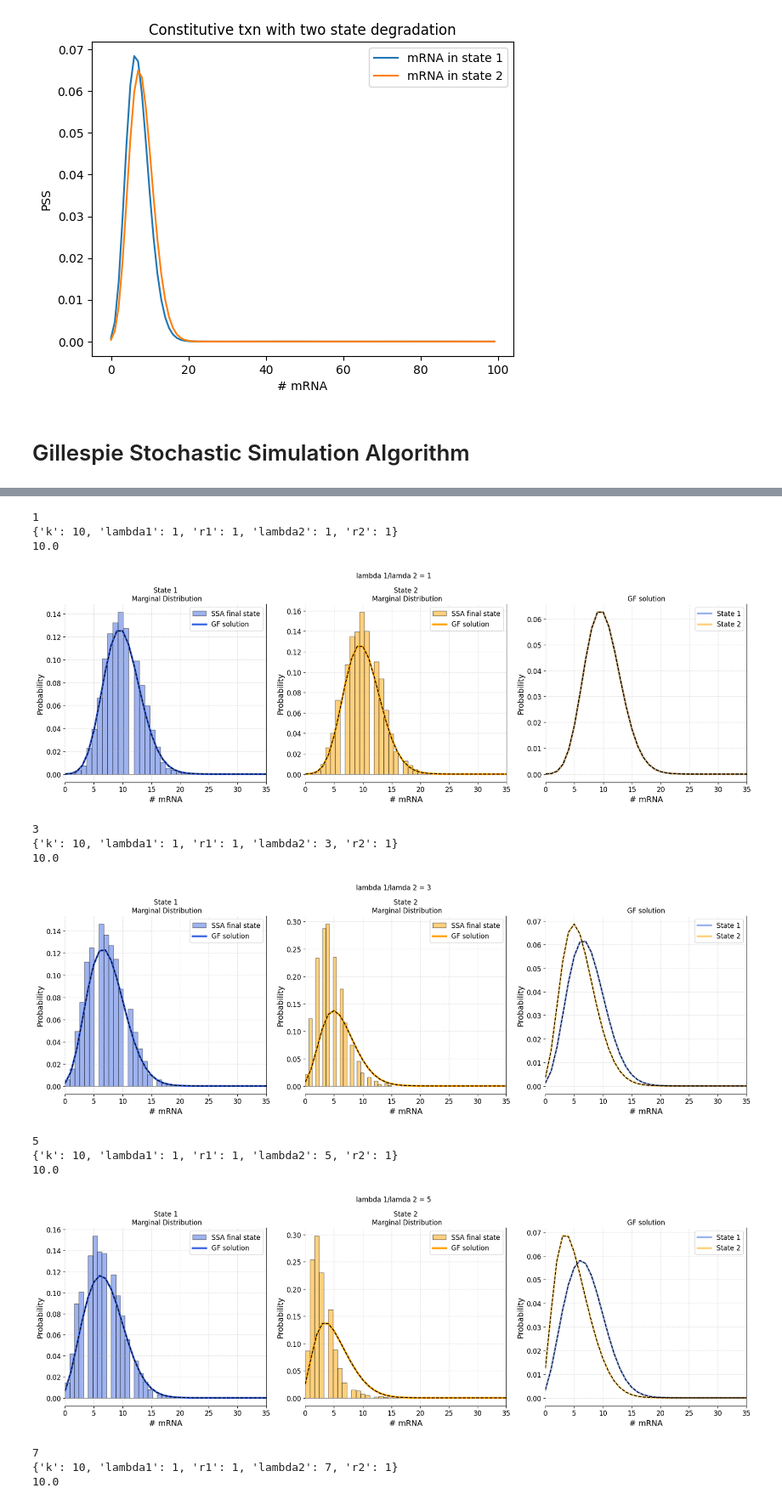
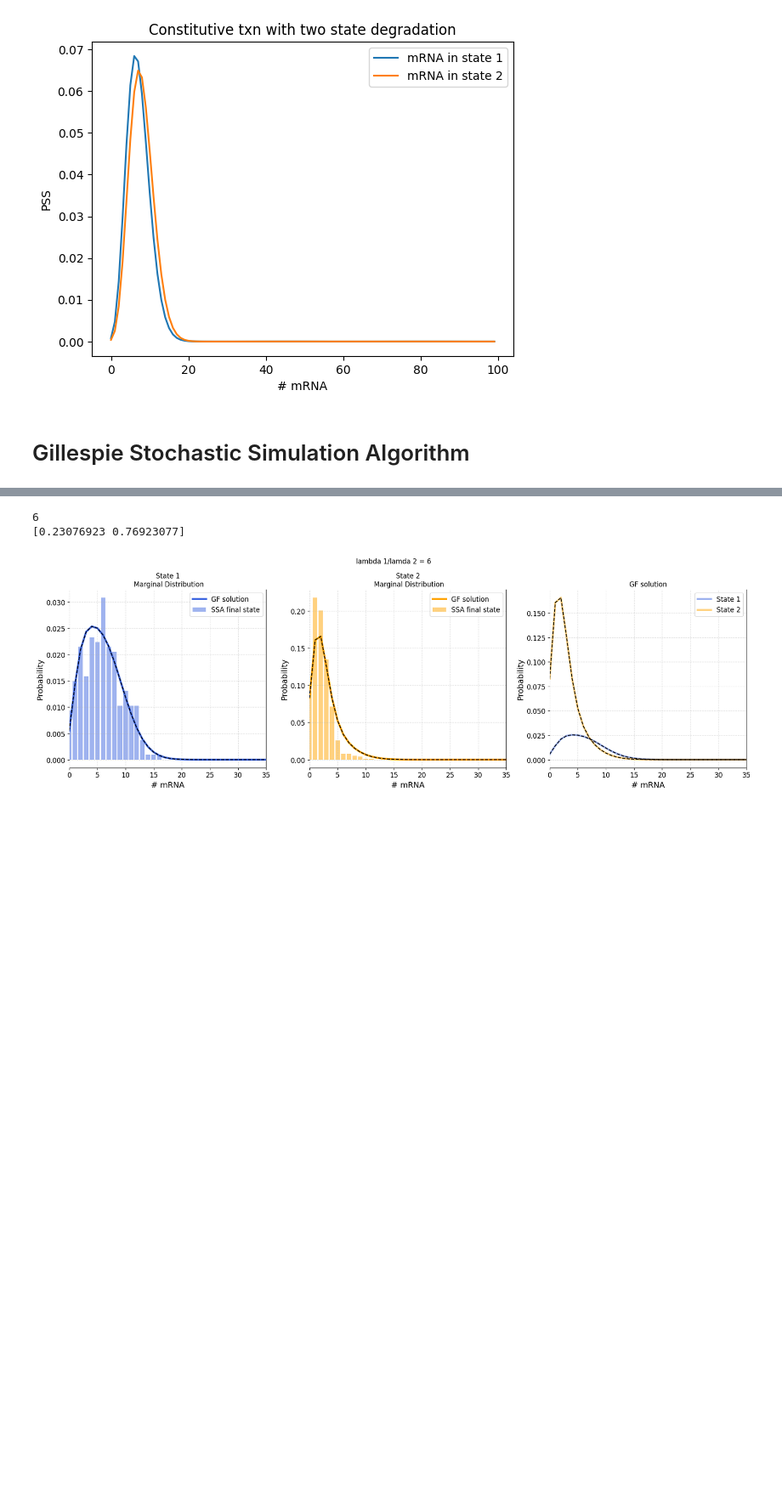
Before and after one commit to mtcarilli/bursty-deg-cme, a Jupyter notebook: deg_cme_sandbox.ipynb, the cells around one changed output, grey strips where cells are left out. Shown at 85% size. Cells and saved outputs as stored; diff of their text form; code cells hidden in the pictures; blank space fills up the shorter version.

```diff
--- a/deg_cme_sandbox.ipynb
+++ b/deg_cme_sandbox.ipynb
@@ -55,7 +55,7 @@ def get_H0(r1,r2):
   H = np.array([[-r2,r2],[r1,-r1]])   # state switching matrix
   Hfin = scipy.linalg.null_space(H.T)  # set initial condition using null space of transition matrix
   Hfin /= Hfin.sum()
-  return(initcond)
+  return(Hfin.squeeze())
 # initcond = np.array([.5,.5],dtype=np.complex128)
 # %%
 def getPSS(T,lim,args):
@@ -143,6 +143,8 @@ def updateState(X,propensities,updateRules):
     tot = tot + propensities[sent]
     sent = sent + 1
   j = sent-1
+
+  j = np.random.choice(np.arange(len(propensities)),p=propensities)
 
   X = X + updateRules[j]
   return X
@@ -231,6 +249,6 @@ def plot_hist(H1,H2,PSS1,PSS2,xlim,bins,suptitle=''):
   plt.tight_layout()
   plt.show()
 # %%
-PSS1 = PSS[:,0]
-PSS2 = PSS[:,1]
-plot_hist(H1,H2,PSS1,PSS2,xlim=35,bins=18,suptitle='')
+# PSS1 = PSS[:,0]
+# PSS2 = PSS[:,1]
+# plot_hist(H1,H2,PSS1,PSS2,xlim=35,bins=18,suptitle='')
@@ -239,48 +255,40 @@ plot_hist(H1,H2,PSS1,PSS2,xlim=35,bins=18,suptitle='')
 # %%
 k = 10
 lambda1 = 1
 lambda2 = 1
-r1 = 1
+r1 = .3
 r2 = 1
 
-for lam in [1,3,5,7,10]:
+for lam in [6]:
   print(lam)
   args_ = {'k' : k,
         'lambda1' : lambda1,
         'r1' : r1,
         'lambda2' : lam,
         'r2' : r2}
-  print(args_)
   rates = [args_[key] for key in ['k','lambda1','r1','lambda2','r2']]
   T = np.max([1/i for i in rates])*1e1
-  print(T)
 
-  H0 = get_H0(r1,r2)
+  y0 = get_H0(r1,r2)
 
-  rxns = runRxns(y0,T,args_,updateRules,10000)
-  PSS = getPSS(T,lim=100,args=args_)
+  rxns = runRxns(y0,T,args_,updateRules,1000)
+  PSS = getPSS(T,lim=10,args=args_)
 
   H1 = rxns[rxns[:,0]==1][:,2]
   H2 = rxns[rxns[:,1]==1][:,2]
 
   PSS1 = PSS[:,0]
   PSS2 = PSS[:,1]
-  x = np.arange(len(P1))
+  x = np.arange(len(PSS1))
 
-  plot_hist(H1,H2,PSS1,PSS2,xlim=35,bins=25,suptitle=f'lambda 1/lamda 2 = {lam}')
+  # get the steady state prob per gene state
+  H = np.array([[-r2,r2],[r1,-r1]])
+  PSS_state = np.dot(scipy.linalg.expm(T*H.T),y0)
+  print(PSS_state)
+
+
+  plotHist(H1,H2,PSS1,PSS2,xlim=35,PSS_state=PSS_state,suptitle=f'lambda 1/lamda 2 = {lam}')
 # %% [output]
-1
-{'k': 10, 'lambda1': 1, 'r1': 1, 'lambda2': 1, 'r2': 1}
-10.0
+6
+[0.23076923 0.76923077]
-[figure, old version]
+[figure, new version]
-3
-{'k': 10, 'lambda1': 1, 'r1': 1, 'lambda2': 3, 'r2': 1}
-10.0
-[figure, removed]
-5
-{'k': 10, 'lambda1': 1, 'r1': 1, 'lambda2': 5, 'r2': 1}
-10.0
-[figure, removed]
-7
-{'k': 10, 'lambda1': 1, 'r1': 1, 'lambda2': 7, 'r2': 1}
-10.0
```
Also changed, not shown: parts of 3 cells of this notebook.
